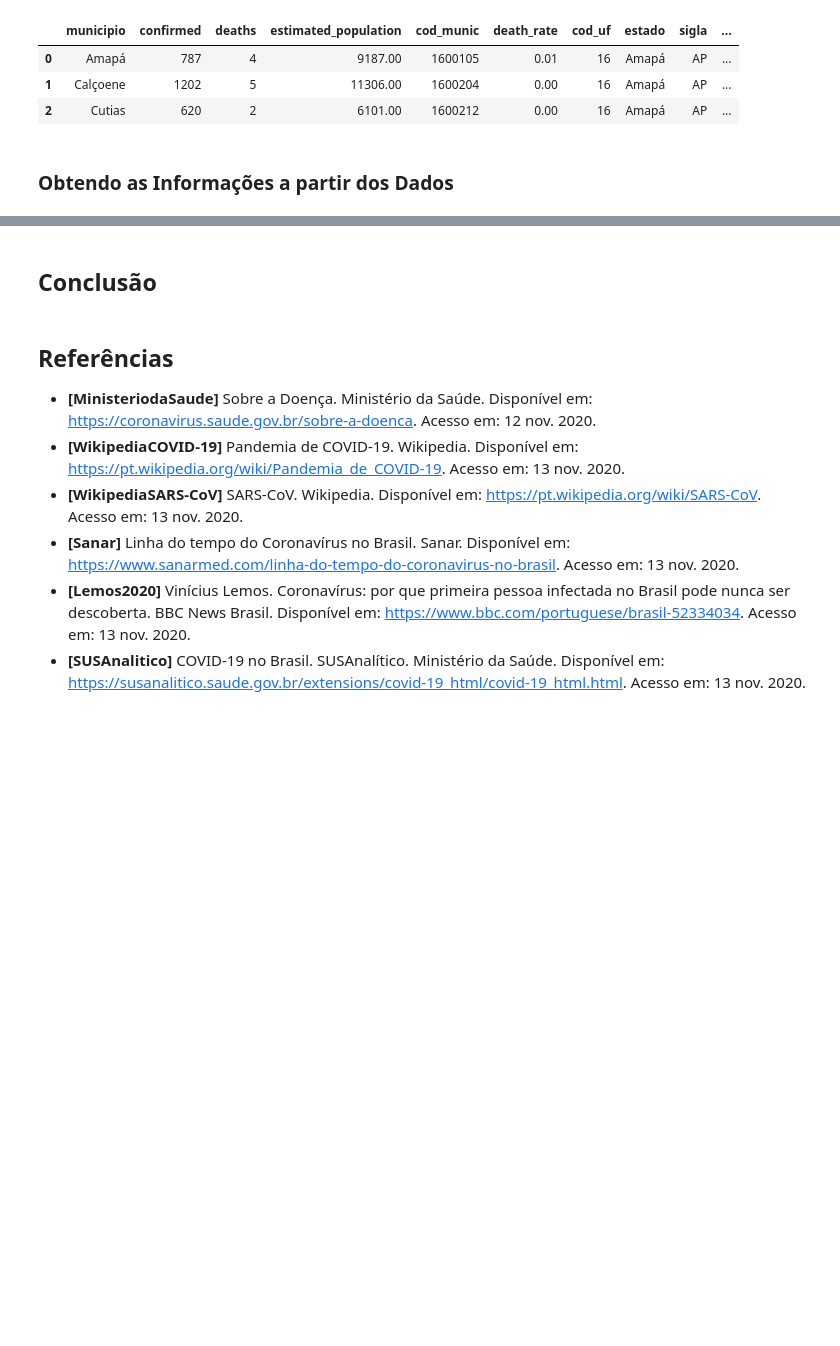
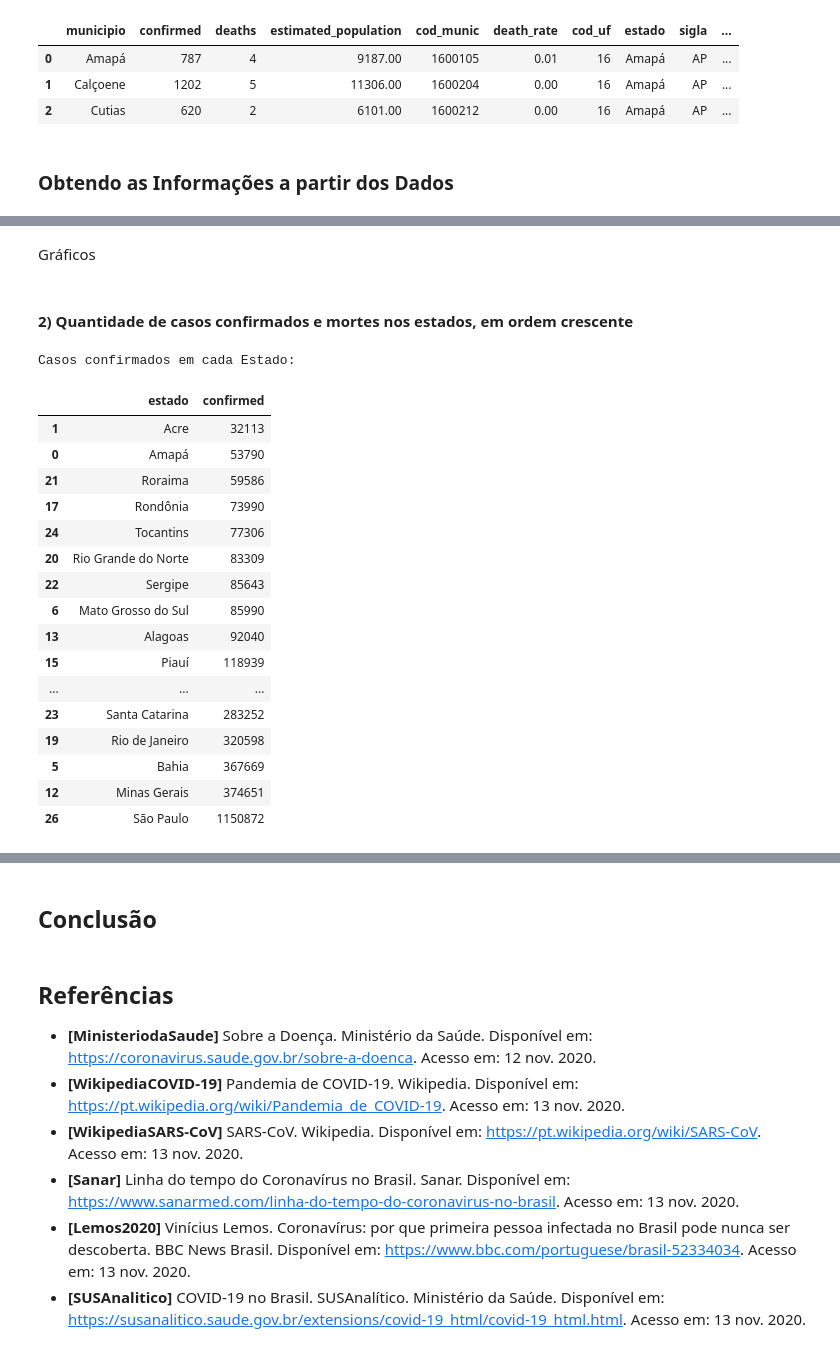
Before and after one commit to gustavopierre/data_science_portfolio, a Jupyter notebook: Gustavo_Moreira_Pierre.ipynb, the cells around one changed output, grey strips where cells are left out. Drawn from its saved outputs; the diff is of its cells as text; code cells hidden in the pictures; blank space fills up the shorter version.

```diff
--- a/Gustavo_Moreira_Pierre.ipynb
+++ b/Gustavo_Moreira_Pierre.ipynb
@@ -1442,0 +1429,29 @@ dados_por_estados[colunas_selecionadas].set_index('state').describe()
+# %% [markdown]
+Gráficos
+# %% [markdown]
+#### **2) Quantidade de casos confirmados e mortes nos estados, em ordem crescente**
+# %%
+# exibindo a lista dos estados em ordem crescente de casos confirmados
+colunas_selecionadas = ['estado', 'confirmed']
+print('Casos confirmados em cada Estado:')
+
+dados_estados[colunas_selecionadas].sort_values('confirmed', ascending=True)
+# %% [output]
+Casos confirmados em cada Estado:
+|  | estado | confirmed |
+| 1 | Acre | 32113 |
+| 0 | Amapá | 53790 |
+| 21 | Roraima | 59586 |
+| 17 | Rondônia | 73990 |
+| 24 | Tocantins | 77306 |
+| 20 | Rio Grande do Norte | 83309 |
+| 22 | Sergipe | 85643 |
+| 6 | Mato Grosso do Sul | 85990 |
+| 13 | Alagoas | 92040 |
+| 15 | Piauí | 118939 |
+| ... | ... | ... |
+| 23 | Santa Catarina | 283252 |
+| 19 | Rio de Janeiro | 320598 |
+| 5 | Bahia | 367669 |
+| 12 | Minas Gerais | 374651 |
+| 26 | São Paulo | 1150872 |
```
Also changed, not shown: parts of 49 cells of this notebook.
